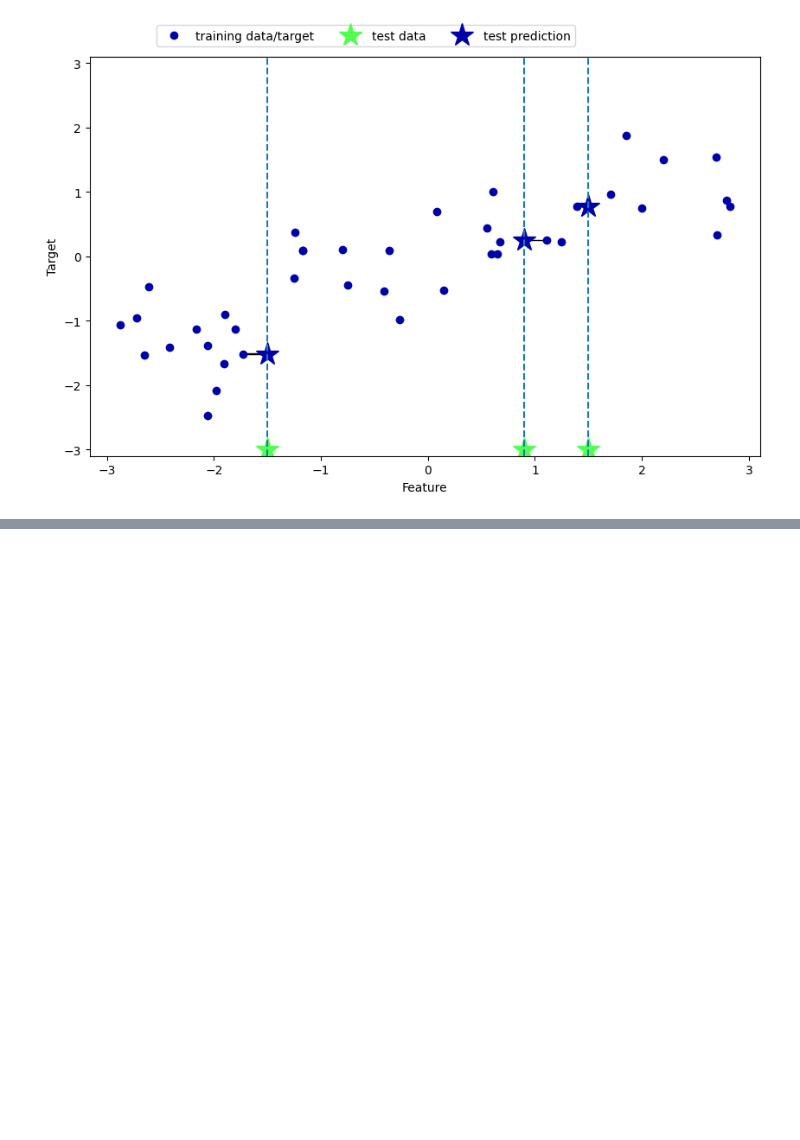
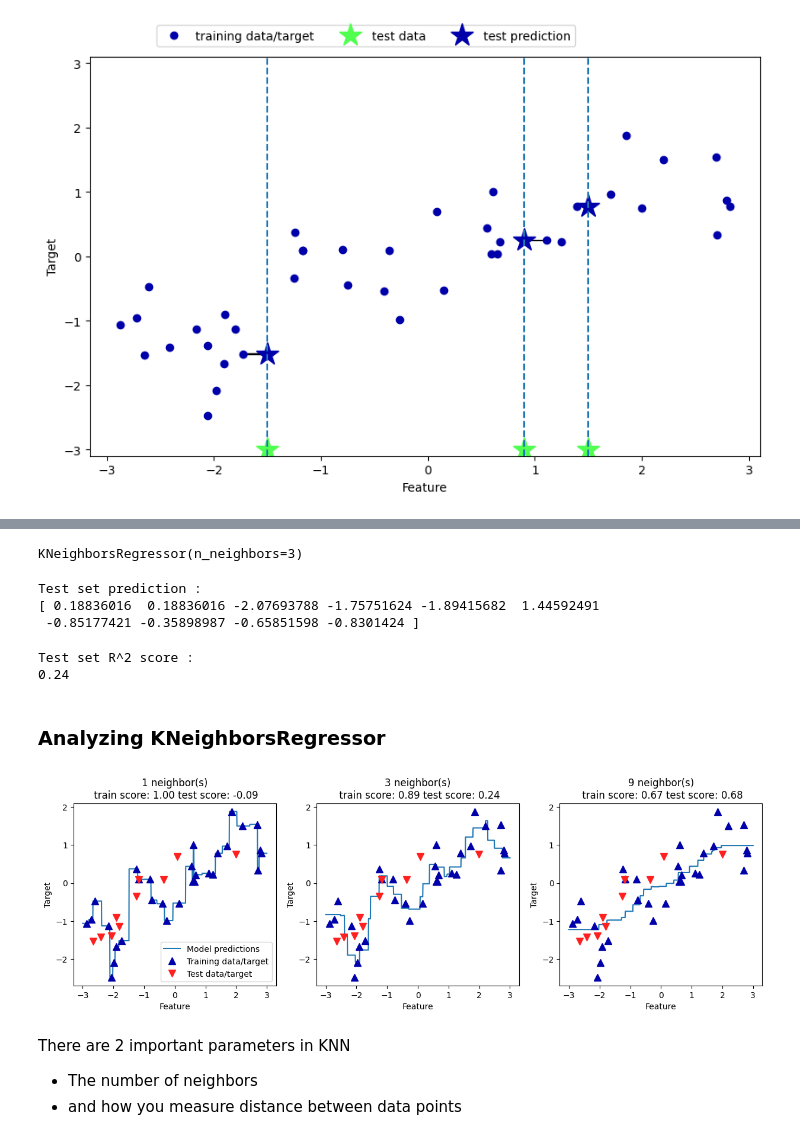
Before and after one commit to VarenyaVisen/ai-ml-study-repo, a Jupyter notebook: Books/Introduction-to-ml-using-python/Chp2-Supervised_Learning/02_KNN.ipynb, the cells around one changed output, grey strips where cells are left out. Drawn from its saved outputs; the diff is of its cells as text; code cells hidden in the pictures; blank space fills up the shorter version.

```diff
--- a/Books/Introduction-to-ml-using-python/Chp2-Supervised_Learning/02_KNN.ipynb
+++ b/Books/Introduction-to-ml-using-python/Chp2-Supervised_Learning/02_KNN.ipynb
@@ -129,0 +140,51 @@ mglearn.plots.plot_knn_regression(n_neighbors=1)
+# %%
+# Splitting dataset into training and testing set
+X_train, X_test, y_train, y_test = train_test_split(X, y, random_state=42)
+# %%
+# Instantiate model and set number of neighbors
+reg = KNeighborsRegressor(n_neighbors=3)
+# fit the data into the model
+reg.fit(X_train,y_train)
+# %% [output]
+KNeighborsRegressor(n_neighbors=3)
+# %%
+# Predictions of knn regressor
+print("Test set prediction : \n{}".format(reg.predict(X_test)))
+# %% [output]
+Test set prediction :
+[ 0.18836016  0.18836016 -2.07693788 -1.75751624 -1.89415682  1.44592491
+ -0.85177421 -0.35898987 -0.65851598 -0.8301424 ]
+# %%
+# Evaluate the model
+print("Test set R^2 score : \n{:.2f}".format(reg.score(X_test,y_test)))
+# %% [output]
+Test set R^2 score :
+0.24
+# %% [markdown]
+### Analyzing KNeighborsRegressor
+# %%
+fig, axes =  plt.subplots(1, 3, figsize=(15,4))
+# create 1,000 data points, evenly spaced between -3 and 3
+line = np.linspace(-3, 3, 1000).reshape(-1, 1)
+for n_neighbors, ax in zip([1, 3, 9], axes):
+    # make predictions using 1, 3, or 9 neighbors
+    reg = KNeighborsRegressor(n_neighbors=n_neighbors)
+    reg.fit(X_train, y_train)
+    ax.plot(line, reg.predict(line))
+    ax.plot(X_train, y_train, '^', c=mglearn.cm2(0), markersize=8)
+    ax.plot(X_test, y_test, 'v', c=mglearn.cm2(1), markersize=8)
+
+    ax.set_title(
+        "{} neighbor(s)\n train score: {:.2f} test score: {:.2f}".format(
+            n_neighbors, reg.score(X_train, y_train),
+            reg.score(X_test, y_test)))
+    ax.set_xlabel("Feature")
+    ax.set_ylabel("Target")
+    axes[0].legend(["Model predictions", "Training data/target",
+                    "Test data/target"], loc="best")
+# %% [output]
+[figure, added]
+# %% [markdown]
+There are 2 important parameters in KNN
+- The number of neighbors
+- and how you measure distance between data points
```
Also changed, not shown: parts of 3 cells of this notebook, 1 other file.
